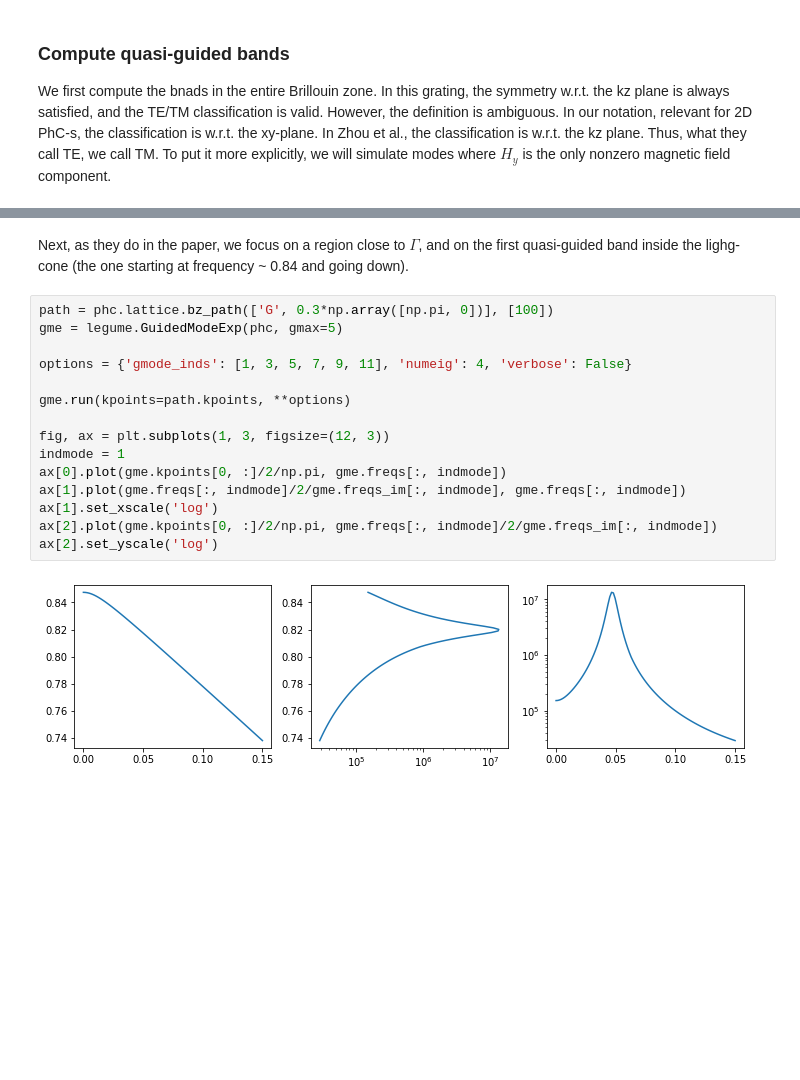
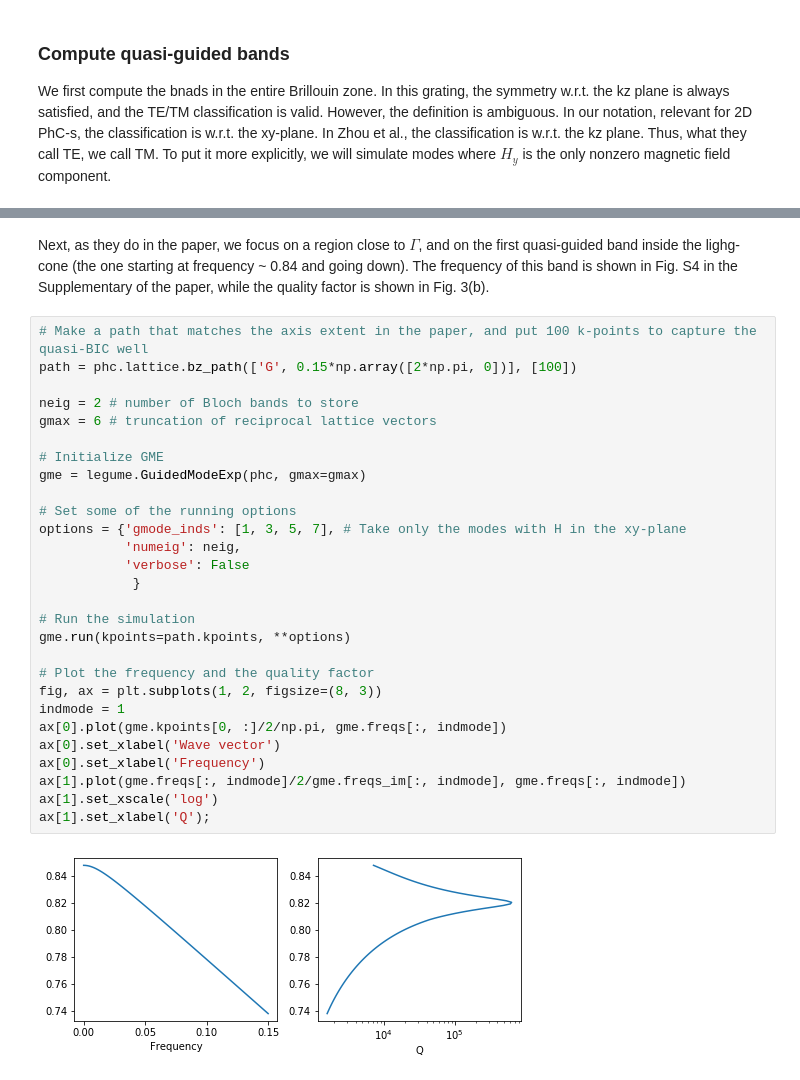
Before and after one commit to fancompute/legume, a Jupyter notebook: Notebooks/03 - Guided-mode expansion - multi-layer grating.ipynb, the cells around one changed output, grey strips where cells are left out. Drawn from its saved outputs; the diff is of its cells as text; blank space fills up the shorter version.

```diff
--- a/Notebooks/03 - Guided-mode expansion - multi-layer grating.ipynb
+++ b/Notebooks/03 - Guided-mode expansion - multi-layer grating.ipynb
@@ -92,19 +92,32 @@ ax = legume.viz.bands(gme, Q=True)
 # %% [markdown]
-Next, as they do in the paper, we focus on a region close to $\Gamma$, and on the first quasi-guided band inside the lighg-cone (the one starting at frequency ~ 0.84 and going down).
+Next, as they do in the paper, we focus on a region close to $\Gamma$, and on the first quasi-guided band inside the lighg-cone (the one starting at frequency ~ 0.84 and going down). The frequency of this band is shown in Fig. S4 in the Supplementary of the paper, while the quality factor is shown in Fig. 3(b).
 # %%
-path = phc.lattice.bz_path(['G', 0.3*np.array([np.pi, 0])], [100])
-gme = legume.GuidedModeExp(phc, gmax=5)
+# Make a path that matches the axis extent in the paper, and put 100 k-points to capture the quasi-BIC well
+path = phc.lattice.bz_path(['G', 0.15*np.array([2*np.pi, 0])], [100])
 
-options = {'gmode_inds': [1, 3, 5, 7, 9, 11], 'numeig': 4, 'verbose': False}
+neig = 2 # number of Bloch bands to store
+gmax = 6 # truncation of reciprocal lattice vectors
 
+# Initialize GME
+gme = legume.GuidedModeExp(phc, gmax=gmax)
+
+# Set some of the running options
+options = {'gmode_inds': [1, 3, 5, 7], # Take only the modes with H in the xy-plane
+           'numeig': neig,
+           'verbose': False
+            }
+
+# Run the simulation
 gme.run(kpoints=path.kpoints, **options)
 
-fig, ax = plt.subplots(1, 3, figsize=(12, 3))
+# Plot the frequency and the quality factor
+fig, ax = plt.subplots(1, 2, figsize=(8, 3))
 indmode = 1
 ax[0].plot(gme.kpoints[0, :]/2/np.pi, gme.freqs[:, indmode])
+ax[0].set_xlabel('Wave vector')
+ax[0].set_xlabel('Frequency')
 ax[1].plot(gme.freqs[:, indmode]/2/gme.freqs_im[:, indmode], gme.freqs[:, indmode])
 ax[1].set_xscale('log')
-ax[2].plot(gme.kpoints[0, :]/2/np.pi, gme.freqs[:, indmode]/2/gme.freqs_im[:, indmode])
-ax[2].set_yscale('log')
+ax[1].set_xlabel('Q');
 # %% [output]
-[figure, old version]
+[figure, new version]
```
Also changed, not shown: parts of 9 cells of this notebook, 2 other files.
